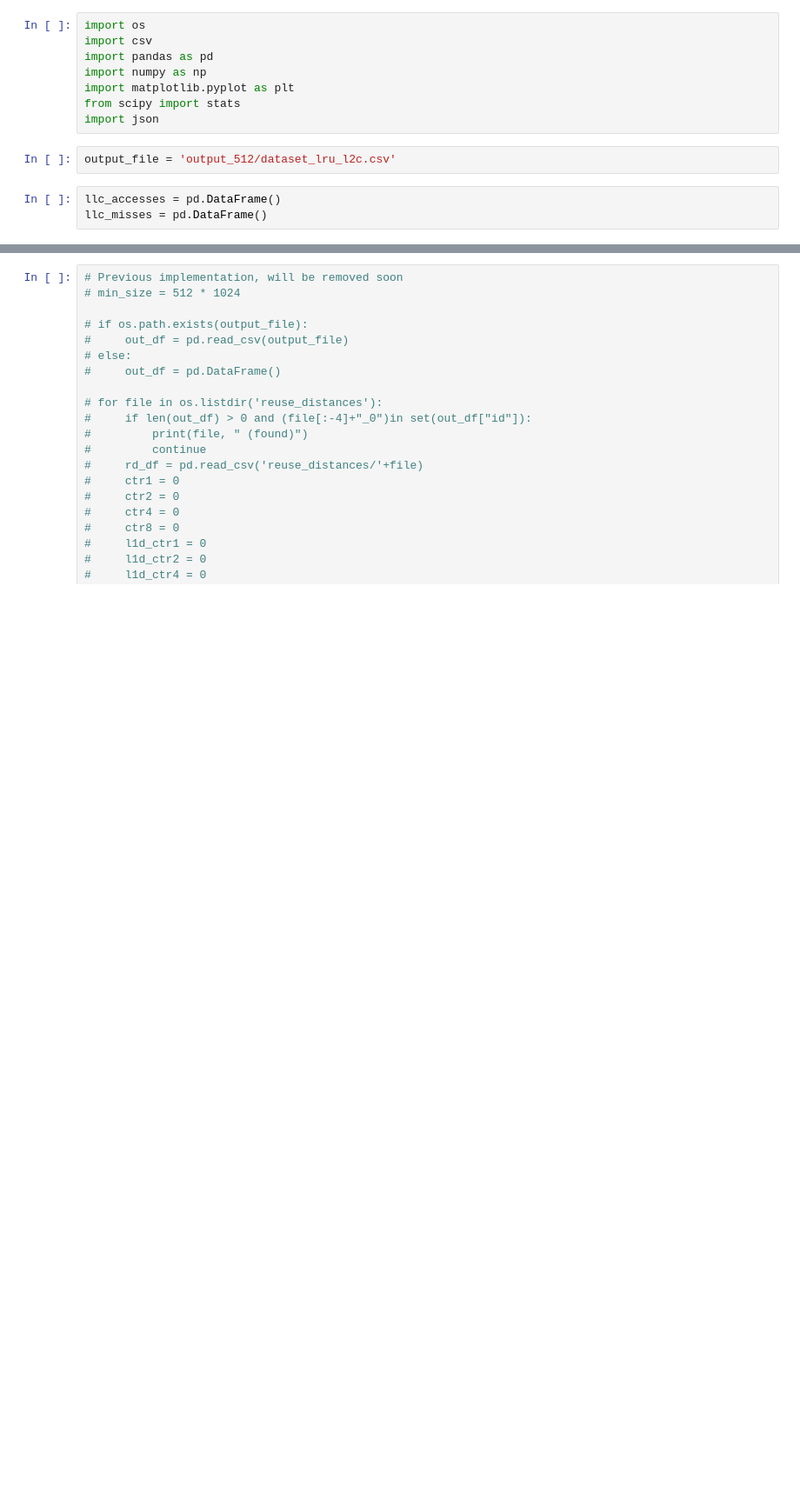
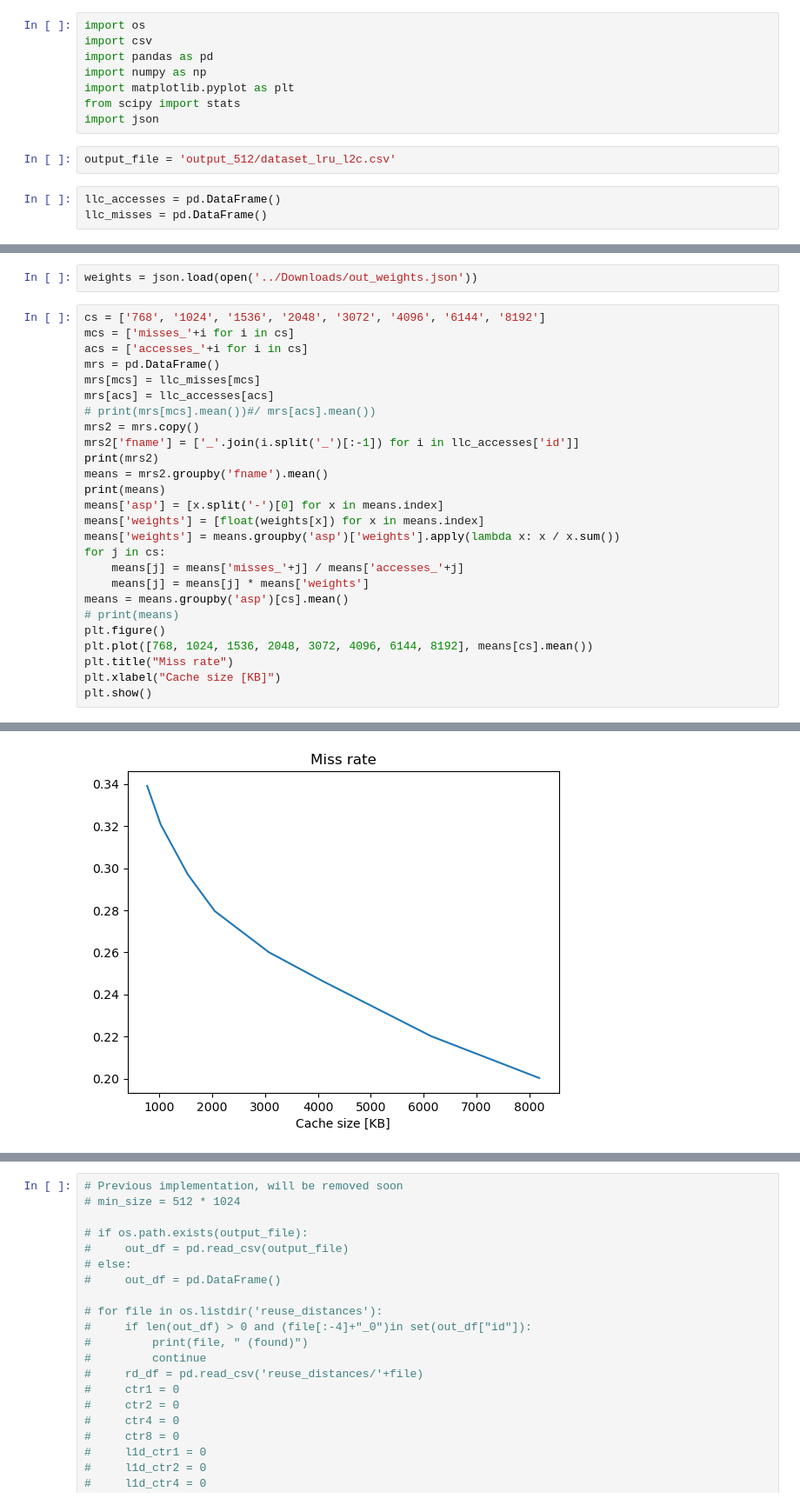
Before and after one commit to MarkRamosS/ce_data, a Jupyter notebook: sum_rds.ipynb, the cells around one changed output, grey strips where cells are left out. Shown at 87% size. Saved outputs shown, nothing was run; the diff lists cells and outputs as text; blank space fills up the shorter version.

```diff
--- a/sum_rds.ipynb
+++ b/sum_rds.ipynb
@@ -30,0 +52,29 @@ for i in ["1024", "2048", "4096", "8192"]:
+# %%
+weights = json.load(open('../Downloads/out_weights.json'))
+# %%
+cs = ['768', '1024', '1536', '2048', '3072', '4096', '6144', '8192']
+mcs = ['misses_'+i for i in cs]
+acs = ['accesses_'+i for i in cs]
+mrs = pd.DataFrame()
+mrs[mcs] = llc_misses[mcs]
+mrs[acs] = llc_accesses[acs]
+# print(mrs[mcs].mean())#/ mrs[acs].mean())
+mrs2 = mrs.copy()
+mrs2['fname'] = ['_'.join(i.split('_')[:-1]) for i in llc_accesses['id']]
+print(mrs2)
+means = mrs2.groupby('fname').mean()
+print(means)
+means['asp'] = [x.split('-')[0] for x in means.index]
+means['weights'] = [float(weights[x]) for x in means.index]
+means['weights'] = means.groupby('asp')['weights'].apply(lambda x: x / x.sum())
+for j in cs:
+    means[j] = means['misses_'+j] / means['accesses_'+j]
+    means[j] = means[j] * means['weights']
+means = means.groupby('asp')[cs].mean()
+# print(means)
+plt.figure()
+plt.plot([768, 1024, 1536, 2048, 3072, 4096, 6144, 8192], means[cs].mean())
+plt.title("Miss rate")
+plt.xlabel("Cache size [KB]")
+plt.show()
+# %% [output]
@@ -31 +98,2 @@ for i in ["1024", "2048", "4096", "8192"]:
+[figure, added]
 # %%
```
Also changed, not shown: parts of 13 cells of this notebook, 10 other files.
